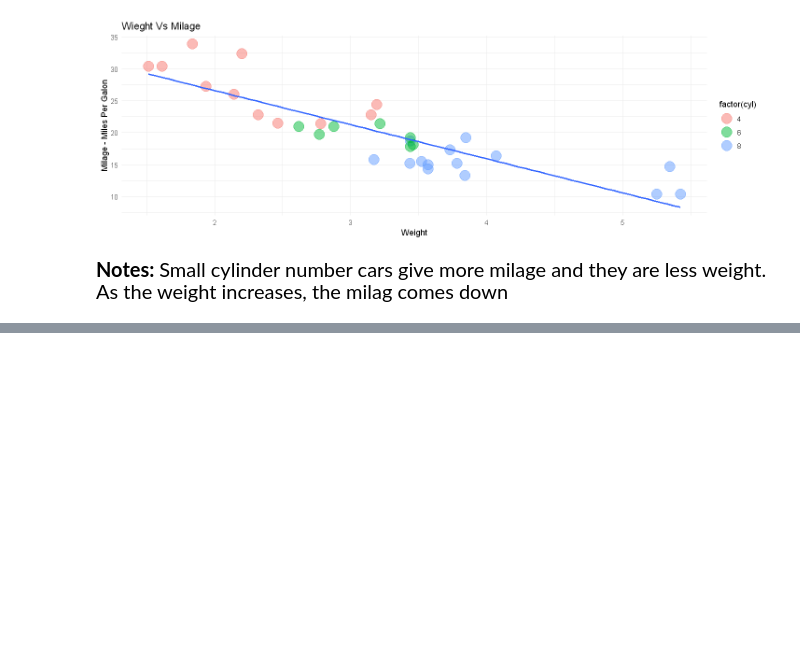
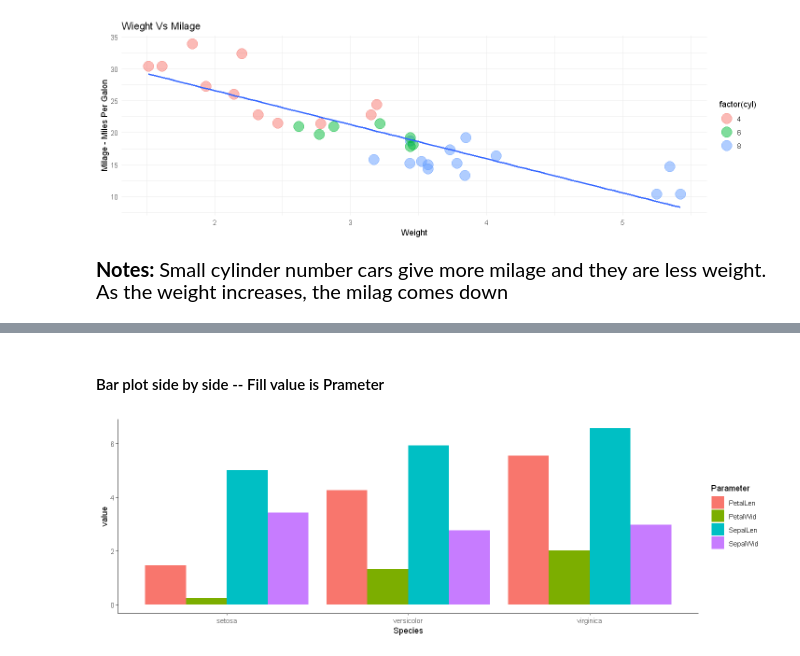
Before and after one commit to SUSREE64/R-Bootcamp, a Jupyter notebook: R-Basics/R-Visualization with ggplot().ipynb, the cells around one changed output, grey strips where cells are left out. Saved outputs shown, nothing was run; the diff lists cells and outputs as text; code cells hidden in the pictures; blank space fills up the shorter version.

```diff
--- a/R-Basics/R-Visualization with ggplot().ipynb
+++ b/R-Basics/R-Visualization with ggplot().ipynb
@@ -57,0 +85,11 @@ print("scatter")
+# %%
+#Gathering the df to long format
+df <- gather(df, Parameter, value, SepalLen:PetalWid)
+# %% [markdown]
+#### Bar plot side by side -- Fill value is Prameter
+# %%
+myplot <- ggplot(data = df, mapping = aes(x = Species, y = value, fill = Parameter))
+myplot <- myplot+geom_bar(stat = "identity", position = 'dodge')+theme_classic()
+myplot
+# %% [output]
+[figure, added]
```
Also changed, not shown: parts of 18 cells of this notebook, 1 other file.
